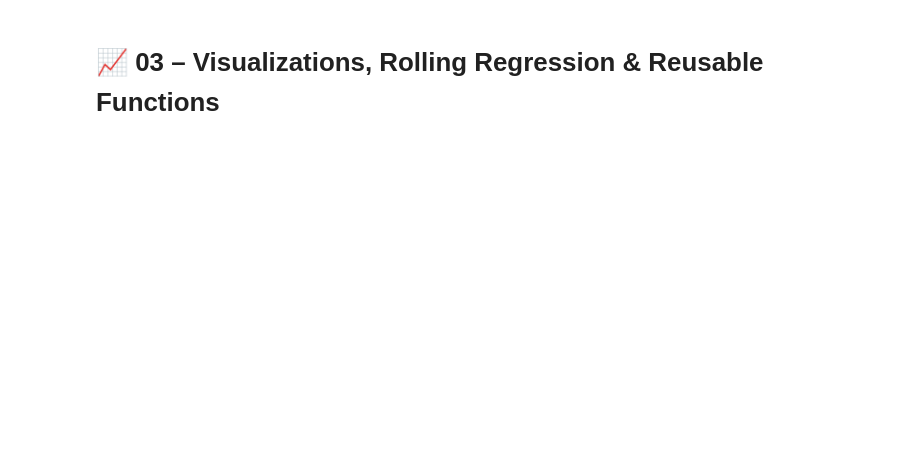
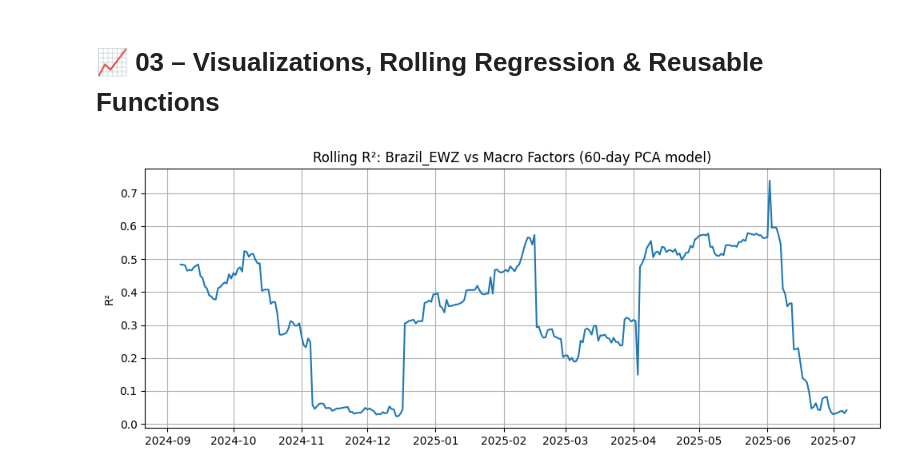
Before and after one commit to wilsonck75/D-Cubed-Data-Lab, a Jupyter notebook: macro-factor-model-em/notebooks/03_visualization_and_analysis.ipynb, the cells around one changed output. Saved outputs shown, nothing was run; the diff lists cells and outputs as text; code cells hidden in the pictures; blank space fills up the shorter version.

```diff
--- a/macro-factor-model-em/notebooks/03_visualization_and_analysis.ipynb
+++ b/macro-factor-model-em/notebooks/03_visualization_and_analysis.ipynb
@@ -10,7 +10,7 @@ from sklearn.linear_model import LinearRegression
 from sklearn.decomposition import PCA
 from sklearn.preprocessing import StandardScaler
 
-df = pd.read_csv('../data/combined_em_macro_data.csv', parse_dates=['date'], index_col='date')
+df = pd.read_csv('../data/combined_em_macro_data.txt', parse_dates=['date'], index_col='date')
 log_returns = np.log(df / df.shift(1)).dropna()
 
 em_cols = [c for c in df.columns if c.startswith(('Brazil', 'India', 'China', 'SouthAfrica', 'Mexico', 'Indonesia'))]
@@ -19,30 +19,32 @@ macro_cols = [c for c in df.columns if c not in em_cols]
 Y_all = log_returns[em_cols]
 X_all = log_returns[macro_cols]
 
 def rolling_r2_scores(X, Y, window=60, n_components=3):
     results = pd.DataFrame(index=Y.index[window:], columns=Y.columns)
     for col in Y.columns:
         for i in range(window, len(Y)):
             X_window = X.iloc[i - window:i]
             Y_window = Y[col].iloc[i - window:i]
 
             scaler = StandardScaler()
             X_scaled = scaler.fit_transform(X_window)
             pca = PCA(n_components=n_components)
             X_pca = pca.fit_transform(X_scaled)
 
             model = LinearRegression().fit(X_pca, Y_window)
             results.at[Y_window.index[-1], col] = model.score(X_pca, Y_window)
 
     return results.astype(float)
 
 rolling_r2 = rolling_r2_scores(X_all, Y_all, window=60)
 
 sample_col = 'Brazil_EWZ'
 plt.figure(figsize=(10, 4))
 plt.plot(rolling_r2.index, rolling_r2[sample_col])
 plt.title(f'Rolling R²: {sample_col} vs Macro Factors (60-day PCA model)')
 plt.ylabel('R²')
 plt.grid(True)
 plt.tight_layout()
 plt.show()
+# %% [output]
+[figure, added]
```
Also changed, not shown: 2 other files.
